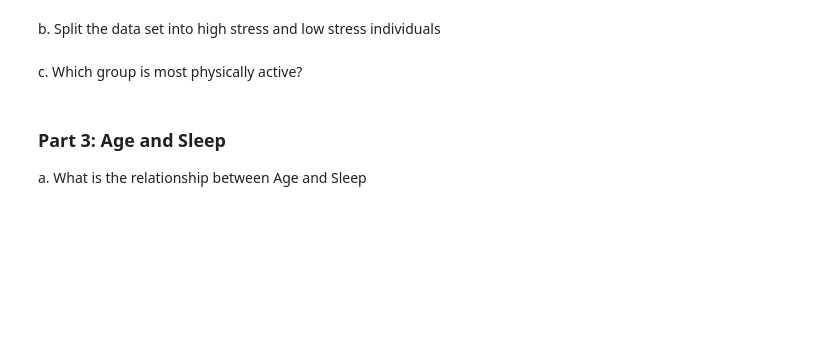
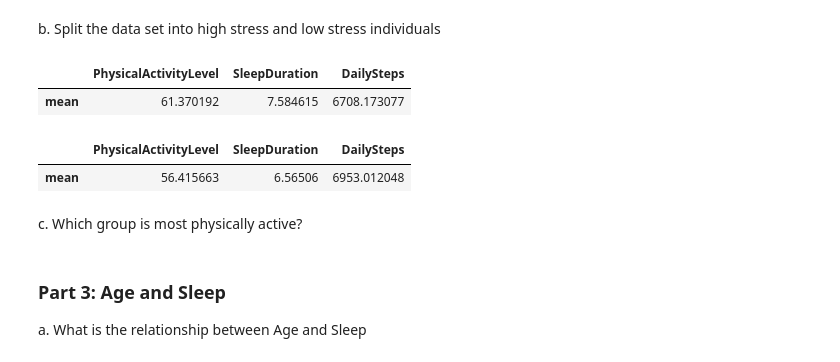
Before and after one commit to Tedodor423/bms-collab-notebooks, a Jupyter notebook: stats/1.1_DescribingData/1.1.11_ExtraPractice.ipynb, the cells around one changed output. Saved outputs shown, nothing was run; the diff lists cells and outputs as text; code cells hidden in the pictures; blank space fills up the shorter version.

```diff
--- a/stats/1.1_DescribingData/1.1.11_ExtraPractice.ipynb
+++ b/stats/1.1_DescribingData/1.1.11_ExtraPractice.ipynb
@@ -96,2 +128,14 @@ b. Split the data set into high stress and low stress individuals
+# %%
+# Your code here
+highstress = sleep.query("StressLevel <= 5").agg({"PhysicalActivityLevel": ["mean"], "SleepDuration": ["mean"], "DailySteps": ["mean"], })
+lowstress =  sleep.query("StressLevel >= 6").agg({"PhysicalActivityLevel": ["mean"], "SleepDuration": ["mean"], "DailySteps": ["mean"], })
+
+display(highstress)
+display(lowstress)
+# %% [output]
+|  | PhysicalActivityLevel | SleepDuration | DailySteps |
+| mean | 61.370192 | 7.584615 | 6708.173077 |
+|  | PhysicalActivityLevel | SleepDuration | DailySteps |
+| mean | 56.415663 | 6.56506 | 6953.012048 |
 # %% [markdown]
 c. Which group is most physically active?
```
Also changed, not shown: parts of 10 cells of this notebook.
